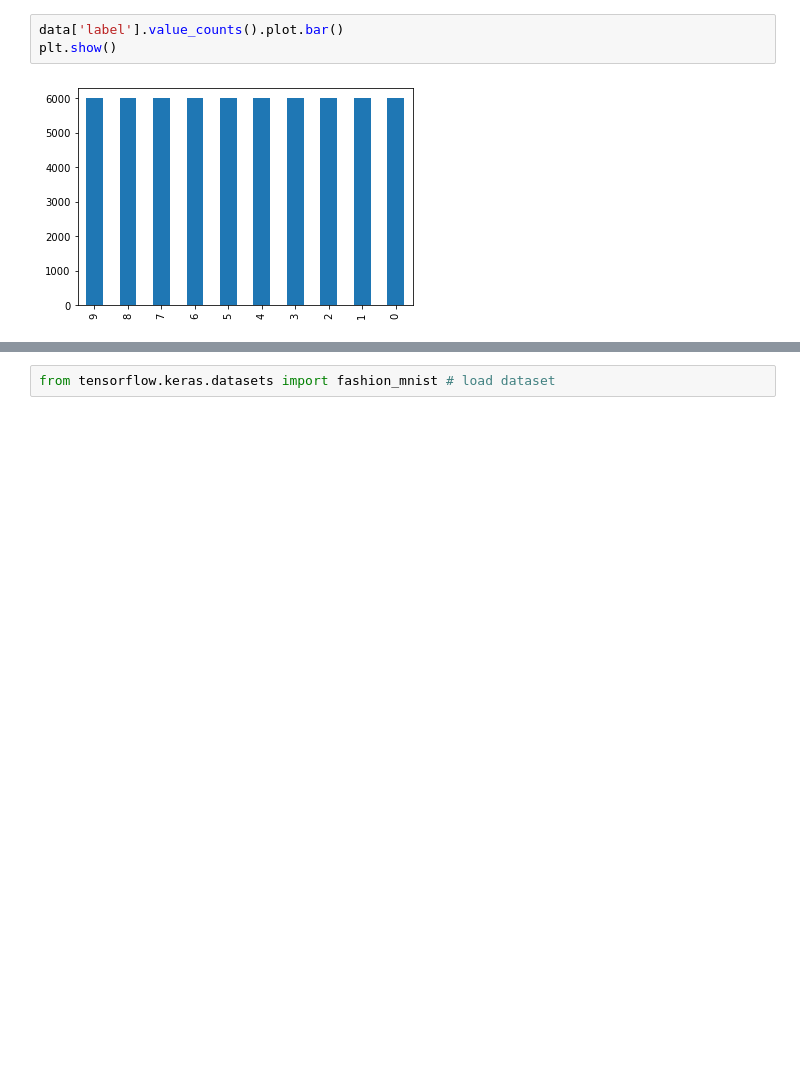
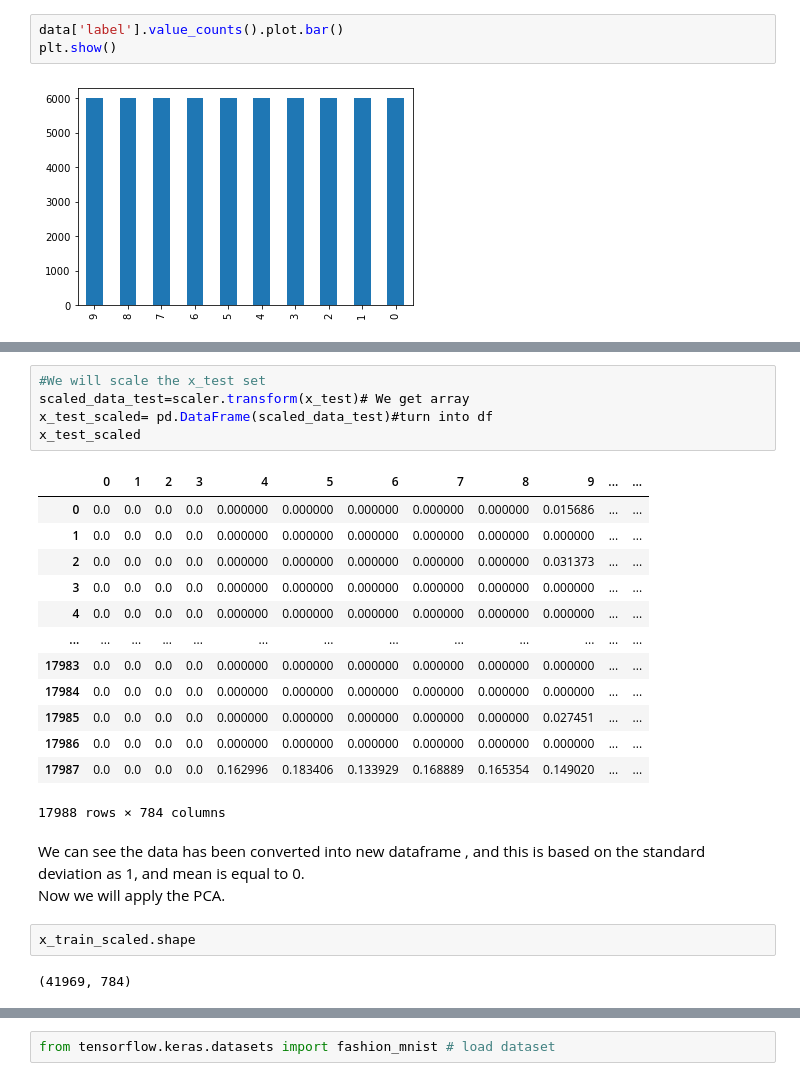
Before and after one commit to yuvalTrip/Final-Project-First-Year-Semester-B, a Jupyter notebook: Fashion-Mnist.ipynb, the cells around one changed output, grey strips where cells are left out. Drawn from its saved outputs; the diff is of its cells as text; blank space fills up the shorter version.

```diff
--- a/Fashion-Mnist.ipynb
+++ b/Fashion-Mnist.ipynb
@@ -100,0 +192,26 @@ plt.show()
+# %%
+#We will scale the x_test set
+scaled_data_test=scaler.transform(x_test)# We get array
+x_test_scaled= pd.DataFrame(scaled_data_test)#turn into df
+x_test_scaled
+# %% [output]
+|  | 0 | 1 | 2 | 3 | 4 | 5 | 6 | 7 | 8 | 9 | ... | ... |
+| 0 | 0.0 | 0.0 | 0.0 | 0.0 | 0.000000 | 0.000000 | 0.000000 | 0.000000 | 0.000000 | 0.015686 | ... | ... |
+| 1 | 0.0 | 0.0 | 0.0 | 0.0 | 0.000000 | 0.000000 | 0.000000 | 0.000000 | 0.000000 | 0.000000 | ... | ... |
+| 2 | 0.0 | 0.0 | 0.0 | 0.0 | 0.000000 | 0.000000 | 0.000000 | 0.000000 | 0.000000 | 0.031373 | ... | ... |
+| 3 | 0.0 | 0.0 | 0.0 | 0.0 | 0.000000 | 0.000000 | 0.000000 | 0.000000 | 0.000000 | 0.000000 | ... | ... |
+| 4 | 0.0 | 0.0 | 0.0 | 0.0 | 0.000000 | 0.000000 | 0.000000 | 0.000000 | 0.000000 | 0.000000 | ... | ... |
+| ... | ... | ... | ... | ... | ... | ... | ... | ... | ... | ... | ... | ... |
+| 17983 | 0.0 | 0.0 | 0.0 | 0.0 | 0.000000 | 0.000000 | 0.000000 | 0.000000 | 0.000000 | 0.000000 | ... | ... |
+| 17984 | 0.0 | 0.0 | 0.0 | 0.0 | 0.000000 | 0.000000 | 0.000000 | 0.000000 | 0.000000 | 0.000000 | ... | ... |
+| 17985 | 0.0 | 0.0 | 0.0 | 0.0 | 0.000000 | 0.000000 | 0.000000 | 0.000000 | 0.000000 | 0.027451 | ... | ... |
+| 17986 | 0.0 | 0.0 | 0.0 | 0.0 | 0.000000 | 0.000000 | 0.000000 | 0.000000 | 0.000000 | 0.000000 | ... | ... |
+| 17987 | 0.0 | 0.0 | 0.0 | 0.0 | 0.162996 | 0.183406 | 0.133929 | 0.168889 | 0.165354 | 0.149020 | ... | ... |
+17988 rows × 784 columns
+# %% [markdown]
+We can see the data has been converted into new dataframe , and this is based on the standard deviation as 1, and mean is equal to 0. <br>
+Now we will apply the PCA.<br>
+# %%
+x_train_scaled.shape
+# %% [output]
+(41969, 784)
```
Also changed, not shown: parts of 132 cells of this notebook.
